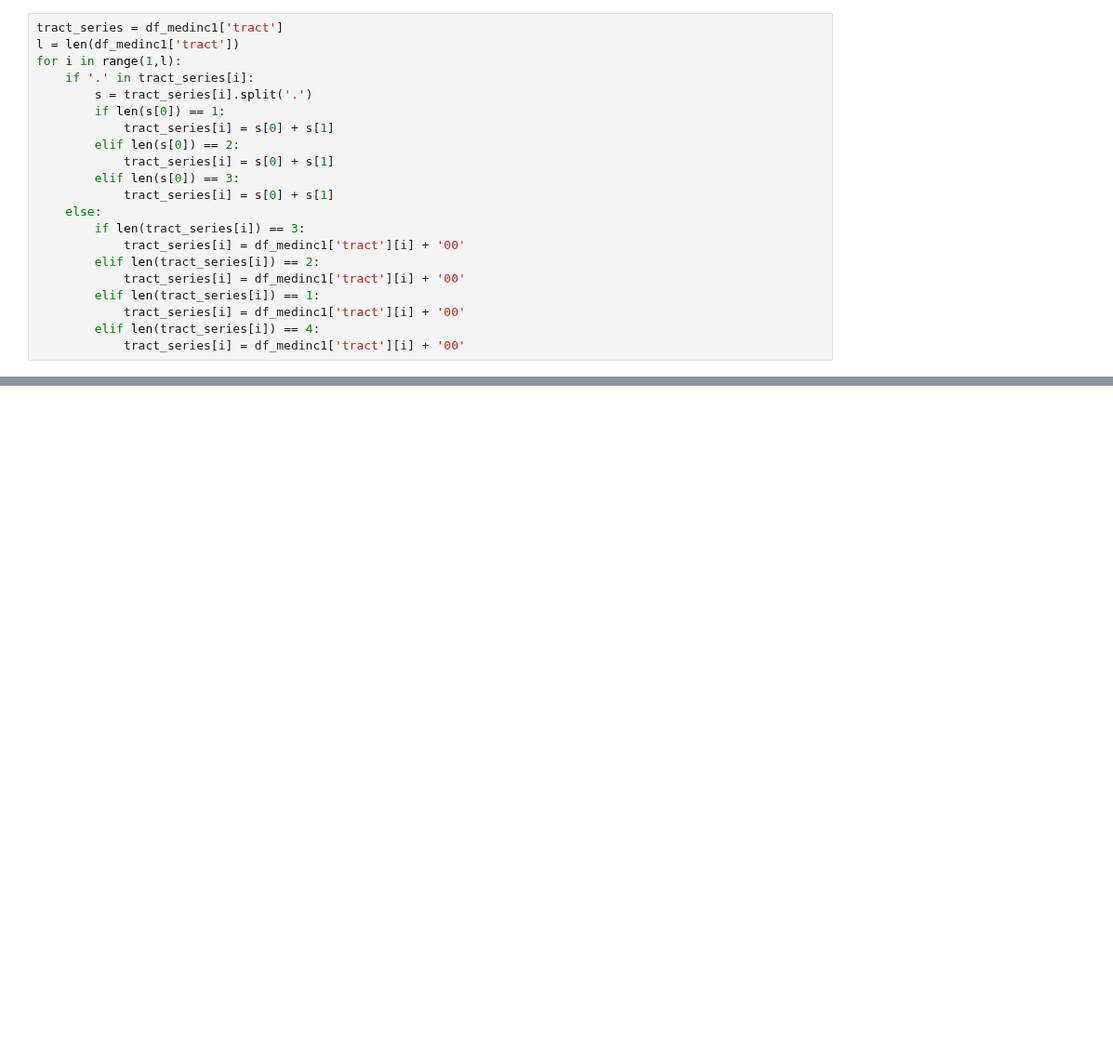
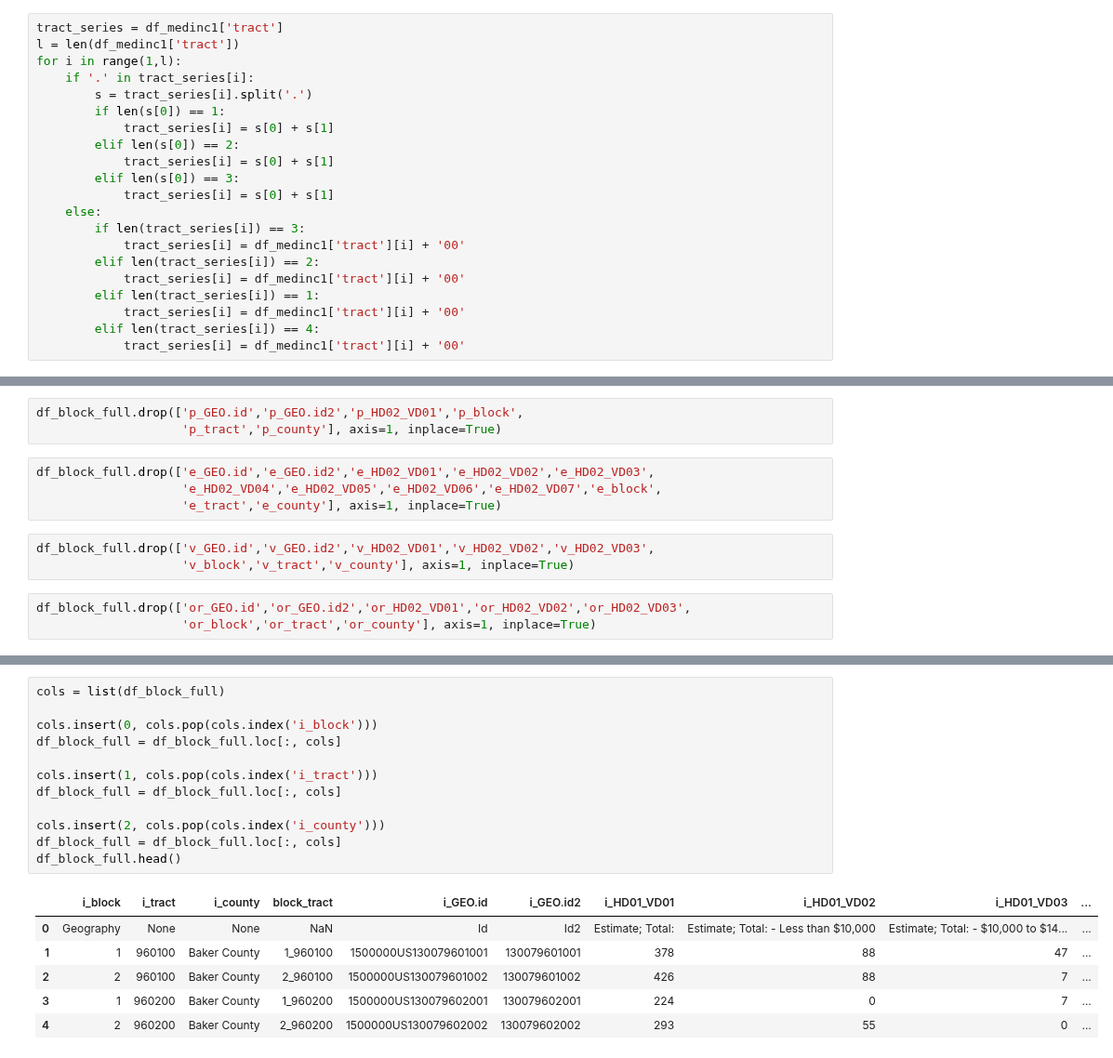
Before and after one commit to asensio-lab/albany-housing-analytics, a Jupyter notebook: census_processing/olivia_census.ipynb, the cells around one changed output, grey strips where cells are left out. Shown at 93% size. Drawn from its saved outputs; the diff is of its cells as text; blank space fills up the shorter version.

```diff
--- a/census_processing/olivia_census.ipynb
+++ b/census_processing/olivia_census.ipynb
@@ -340,0 +455,13 @@ df_land_area1.head(10)
+# %%
+df_block_full.drop(['p_GEO.id','p_GEO.id2','p_HD02_VD01','p_block',
+                    'p_tract','p_county'], axis=1, inplace=True)
+# %%
+df_block_full.drop(['e_GEO.id','e_GEO.id2','e_HD02_VD01','e_HD02_VD02','e_HD02_VD03',
+                    'e_HD02_VD04','e_HD02_VD05','e_HD02_VD06','e_HD02_VD07','e_block',
+                    'e_tract','e_county'], axis=1, inplace=True)
+# %%
+df_block_full.drop(['v_GEO.id','v_GEO.id2','v_HD02_VD01','v_HD02_VD02','v_HD02_VD03',
+                    'v_block','v_tract','v_county'], axis=1, inplace=True)
+# %%
+df_block_full.drop(['or_GEO.id','or_GEO.id2','or_HD02_VD01','or_HD02_VD02','or_HD02_VD03',
+                    'or_block','or_tract','or_county'], axis=1, inplace=True)
@@ -340,0 +477,19 @@ df_land_area1.head(10)
+# %%
+cols = list(df_block_full)
+
+cols.insert(0, cols.pop(cols.index('i_block')))
+df_block_full = df_block_full.loc[:, cols]
+
+cols.insert(1, cols.pop(cols.index('i_tract')))
+df_block_full = df_block_full.loc[:, cols]
+
+cols.insert(2, cols.pop(cols.index('i_county')))
+df_block_full = df_block_full.loc[:, cols]
+df_block_full.head()
+# %% [output]
+|  | i_block | i_tract | i_county | block_tract | i_GEO.id | i_GEO.id2 | i_HD01_VD01 | i_HD01_VD02 | i_HD01_VD03 | ... |
+| 0 | Geography | None | None | NaN | Id | Id2 | Estimate; Total: | Estimate; Total: - Less than $10,000 | Estimate; Total: - $10,000 to $14... | ... |
+| 1 | 1 | 960100 | Baker County | 1_960100 | 1500000US130079601001 | 130079601001 | 378 | 88 | 47 | ... |
+| 2 | 2 | 960100 | Baker County | 2_960100 | 1500000US130079601002 | 130079601002 | 426 | 88 | 7 | ... |
+| 3 | 1 | 960200 | Baker County | 1_960200 | 1500000US130079602001 | 130079602001 | 224 | 0 | 7 | ... |
+| 4 | 2 | 960200 | Baker County | 2_960200 | 1500000US130079602002 | 130079602002 | 293 | 55 | 0 | ... |
```
Also changed, not shown: parts of 44 cells of this notebook, 7 other files.
